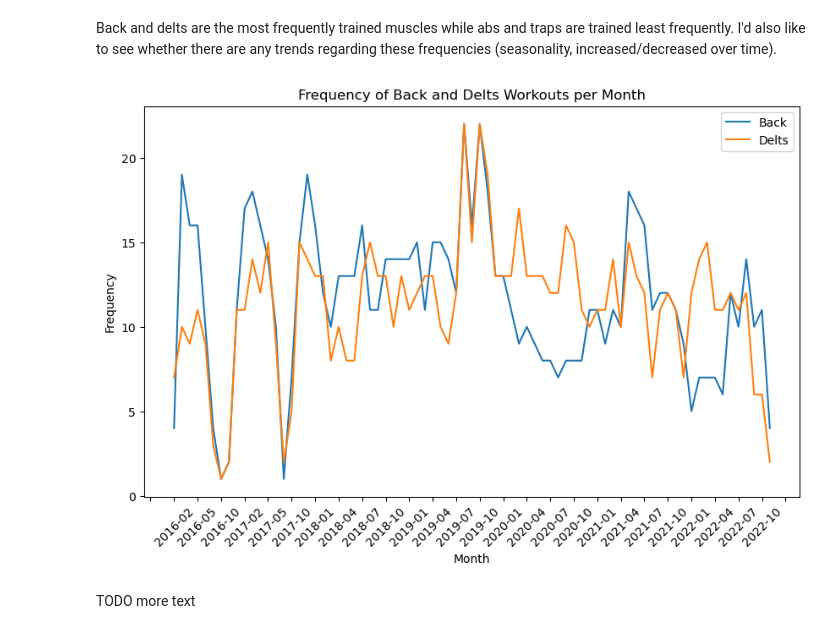
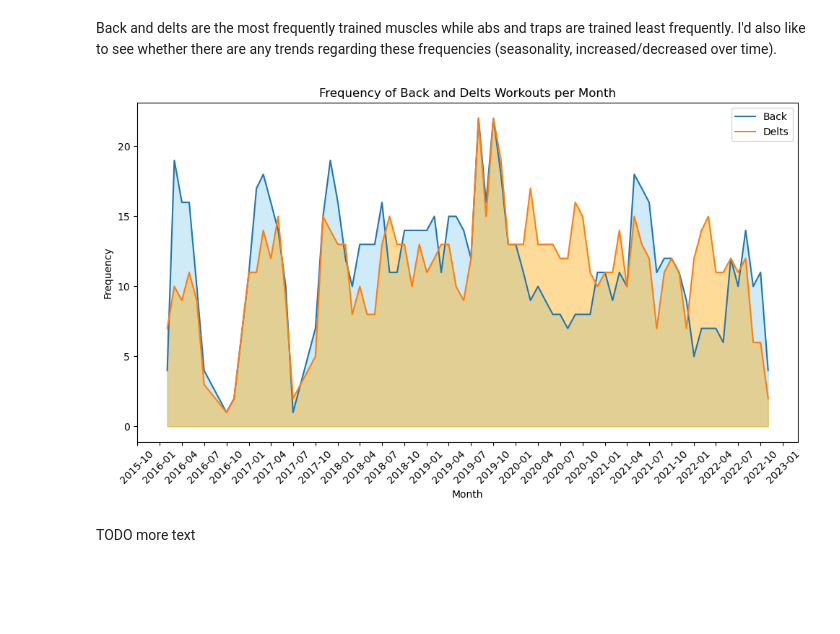
Before and after one commit to ossianhempel/training_data_analysis, a Jupyter notebook: my_training.ipynb, the cells around one changed output. Cells and saved outputs as stored; diff of their text form; code cells hidden in the pictures; blank space fills up the shorter version.

```diff
--- a/my_training.ipynb
+++ b/my_training.ipynb
@@ -451,40 +451,40 @@ Name: target_muscle, dtype: int64
 # %% [markdown]
 Back and delts are the most frequently trained muscles while abs and traps are trained least frequently. I'd also like to see whether there are any trends regarding these frequencies (seasonality, increased/decreased over time).
 # %%
-#.copy() to avoid SettingWithCopyWarning
-# Filter the aggregated DataFrame for rows with "Back" as the target muscle
-back_workouts = df_aggregated.loc[df_aggregated['target_muscle'] == 'Back'].copy()
+# Import necessary modules
+import matplotlib.dates as mdates
 
-# Filter the aggregated DataFrame for rows with "Delts" as the target muscle
-delts_workouts = df_aggregated.loc[df_aggregated['target_muscle'] == 'Delts'].copy()
+# Plot the area chart using Matplotlib and Seaborn
+plt.figure(figsize=(10, 6))
 
-# Extract the month and year from the 'parsed_date' column and convert to strings
-back_workouts['month_year'] = back_workouts['parsed_date'].dt.to_period('M').astype(str)
-delts_workouts['month_year'] = delts_workouts['parsed_date'].dt.to_period('M').astype(str)
+# Convert 'month_year' to datetime
+back_workouts_frequency['month_year'] = pd.to_datetime(back_workouts_frequency['month_year'])
+delts_workouts_frequency['month_year'] = pd.to_datetime(delts_workouts_frequency['month_year'])
 
-# Count the frequency of workouts per month
-back_workouts_frequency = back_workouts.groupby('month_year').size().reset_index(name='frequency')
-delts_workouts_frequency = delts_workouts.groupby('month_year').size().reset_index(name='frequency')
+# Sort data
+back_workouts_frequency.sort_values('month_year', inplace=True)
+delts_workouts_frequency.sort_values('month_year', inplace=True)
 
-# Plot the line graph using Seaborn
-plt.figure(figsize=(10, 6))
-sns.lineplot(data=back_workouts_frequency, x='month_year', y='frequency', label='Back')
-sns.lineplot(data=delts_workouts_frequency, x='month_year', y='frequency', label='Delts')
+# Plot data
+plt.plot(back_workouts_frequency['month_year'], back_workouts_frequency['frequency'], label='Back')
+plt.fill_between(back_workouts_frequency['month_year'], back_workouts_frequency['frequency'], color='skyblue', alpha=0.4)
 
-# Get the current axis
-ax = plt.gca()
+plt.plot(delts_workouts_frequency['month_year'], delts_workouts_frequency['frequency'], label='Delts')
+plt.fill_between(delts_workouts_frequency['month_year'], delts_workouts_frequency['frequency'], color='orange', alpha=0.4)
 
-# Set the x-axis tick frequency
-ax.xaxis.set_major_locator(ticker.MultipleLocator(base=3))
+# Format x-axis
+plt.gca().xaxis.set_major_formatter(mdates.DateFormatter('%Y-%m'))
+plt.gca().xaxis.set_major_locator(mdates.MonthLocator(interval=3))  # set x-axis intervals to 3 months
 
 plt.xlabel('Month')
 plt.ylabel('Frequency')
 plt.title('Frequency of Back and Delts Workouts per Month')
 plt.xticks(rotation=45)  # Rotate x-axis labels for better readability
 plt.legend()
+plt.tight_layout()
 plt.show()
 # %% [output]
-[figure, old version]
+[figure, new version]
 # %% [markdown]
 TODO more text
 # %%
```
Also changed, not shown: parts of 21 cells of this notebook.
